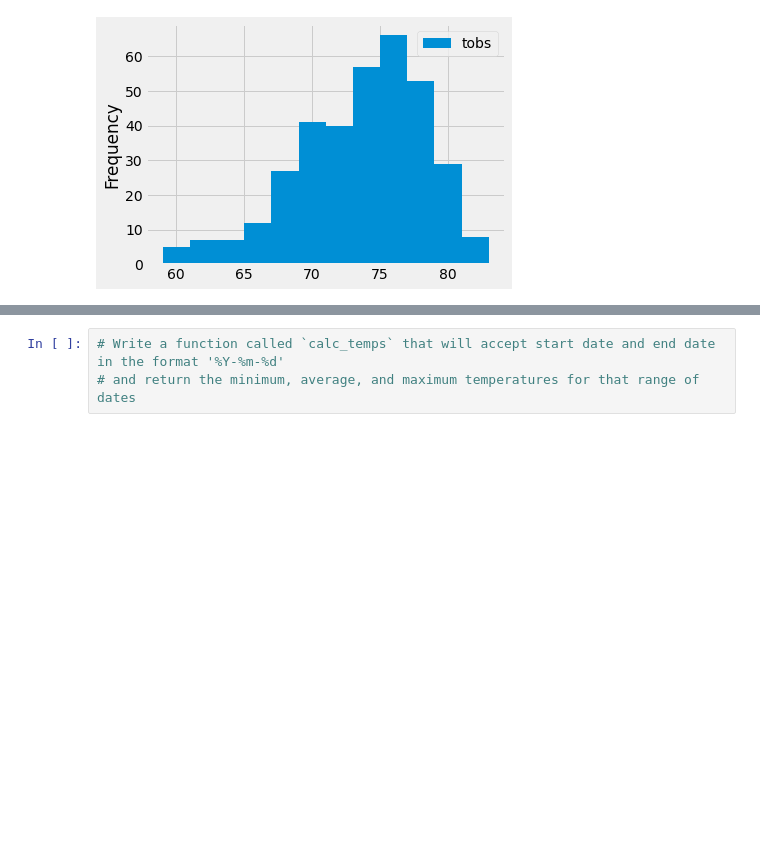
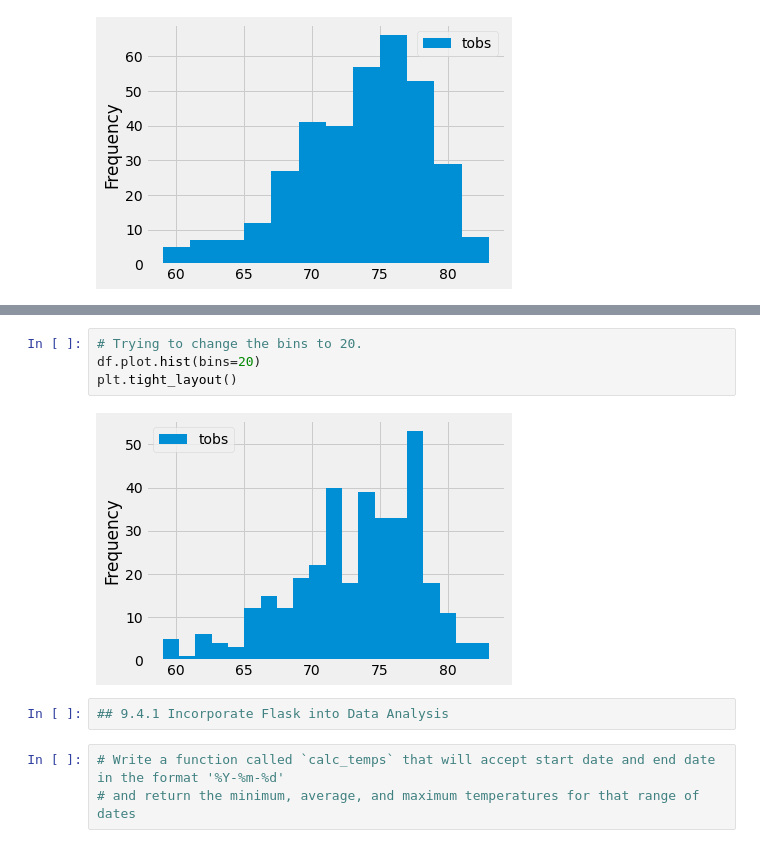
Before and after one commit to ejyongc/surfs_up, a Jupyter notebook: climate_analysis.ipynb, the cells around one changed output, grey strips where cells are left out. Drawn from its saved outputs; the diff is of its cells as text; blank space fills up the shorter version.

```diff
--- a/climate_analysis.ipynb
+++ b/climate_analysis.ipynb
@@ -212,3 +218,11 @@ plt.tight_layout()
+# %%
+# Trying to change the bins to 20.
+df.plot.hist(bins=20)
+plt.tight_layout()
+# %% [output]
+[figure, added]
+# %%
+## 9.4.1 Incorporate Flask into Data Analysis
 # %%
 # Write a function called `calc_temps` that will accept start date and end date in the format '%Y-%m-%d'
 # and return the minimum, average, and maximum temperatures for that range of dates
```
Also changed, not shown: parts of 1 cell of this notebook, 2 other files.
